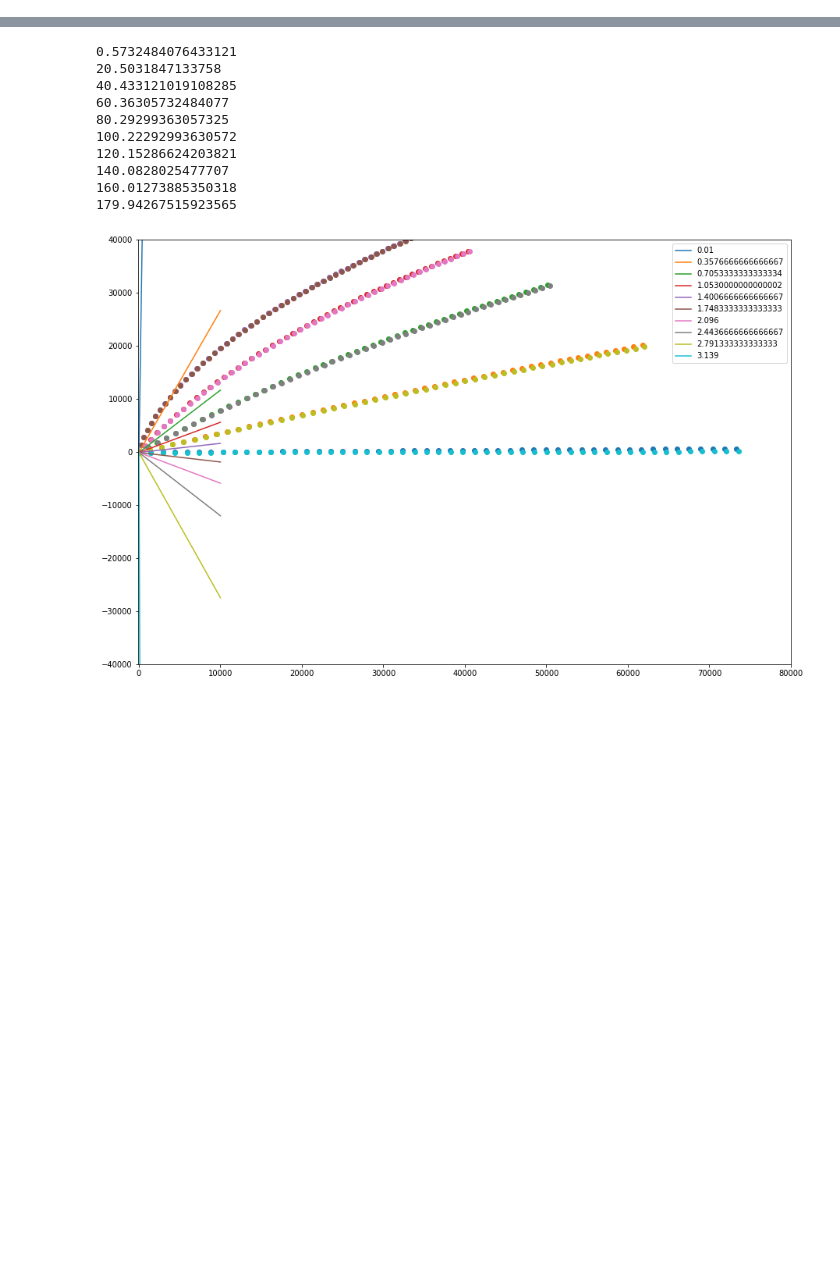
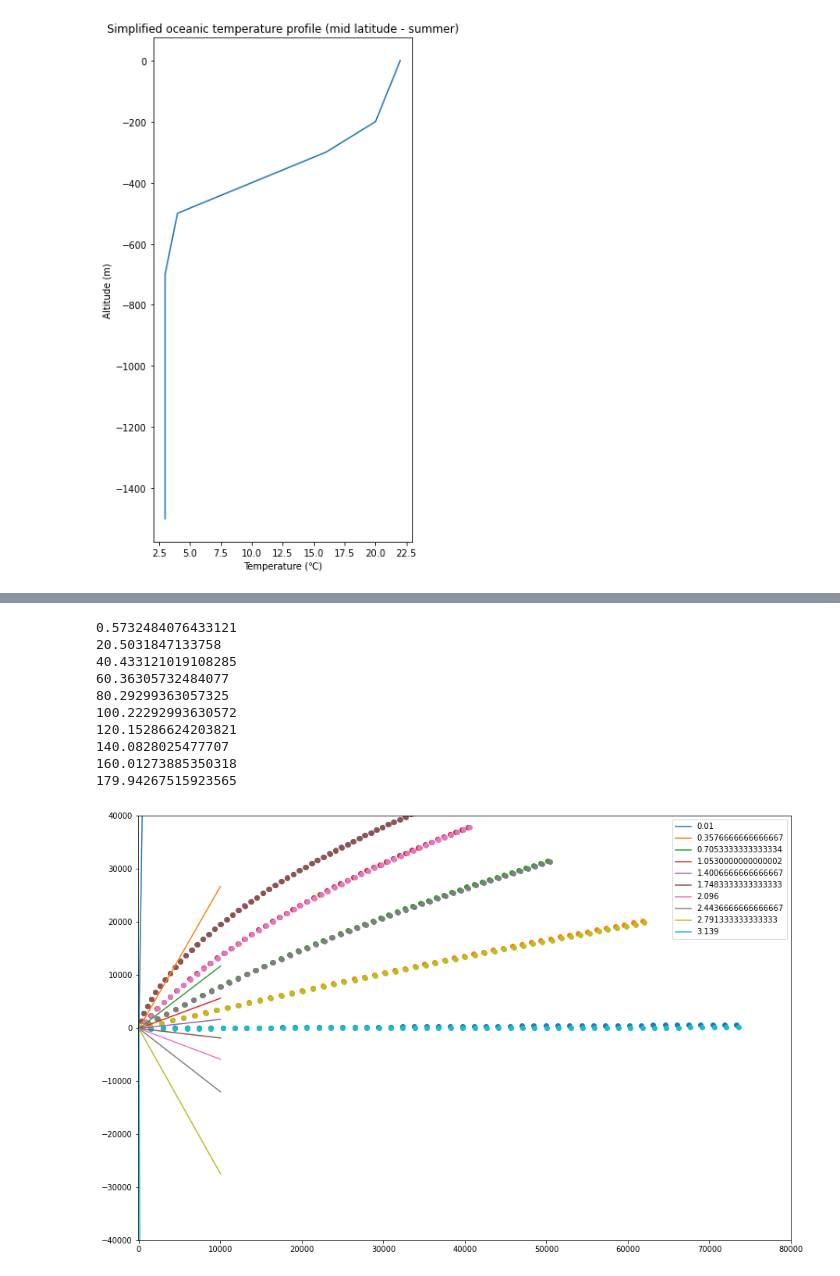
Before and after one commit to ahernot/data2021-bruits-mer, a Jupyter notebook: sound_propagation.ipynb, the cells around one changed output, grey strips where cells are left out. Cells and saved outputs as stored; diff of their text form; code cells hidden in the pictures; blank space fills up the shorter version.

```diff
--- a/sound_propagation.ipynb
+++ b/sound_propagation.ipynb
@@ -3,3 +3,35 @@ import matplotlib.pyplot as plt
 import numpy as np
 
 from physics.sound_propagation import *
+# %%
+temp_profile = np.array([
+    [0, 22],
+    [100, 21],
+    [200, 20],
+    [300, 16],
+    [400, 10],
+    [500, 4],
+    [600, 3.5],
+    [700, 3],
+    [800, 3],
+    [900, 3],
+    [1000, 3],
+    [1100, 3],
+    [1200, 3],
+    [1300, 3],
+    [1400, 3],
+    [1500, 3]
+])
+
+plt.figure(figsize=(5, 10))
+plt.plot(temp_profile[:, 1], -1 * temp_profile[:, 0])
+plt.xlabel('Temperature (℃)')
+plt.ylabel('Altitude (m)')
+plt.title('Simplified oceanic temperature profile (mid latitude - summer)')
+plt.show()
+
+
+temperature = temp_profile.T
+temperature[0] *= -1
+# %% [output]
+[figure, added]
```
Also changed, not shown: parts of 3 cells of this notebook.
